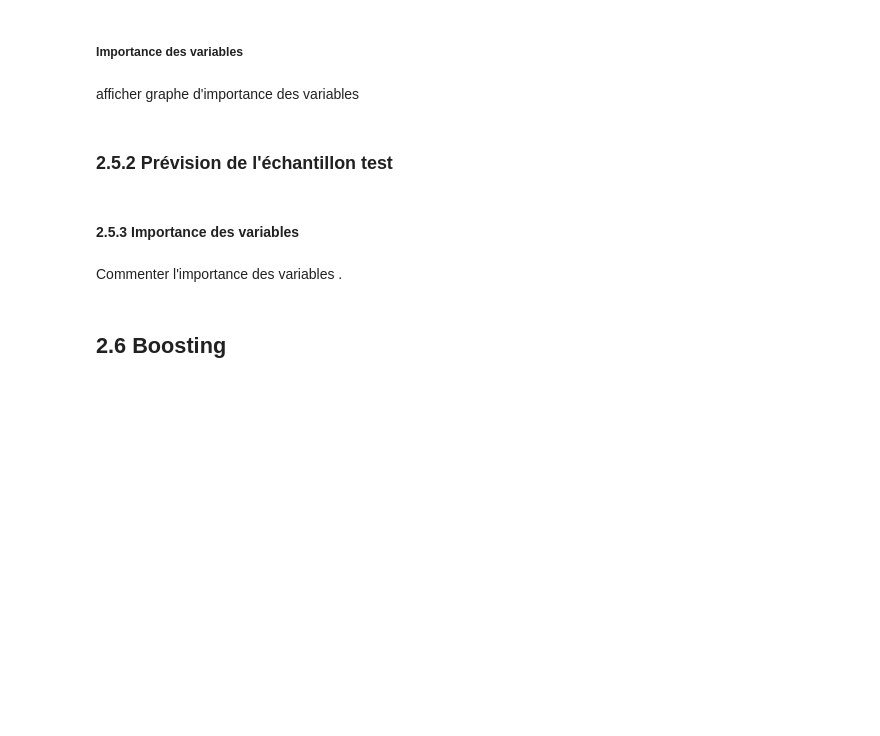
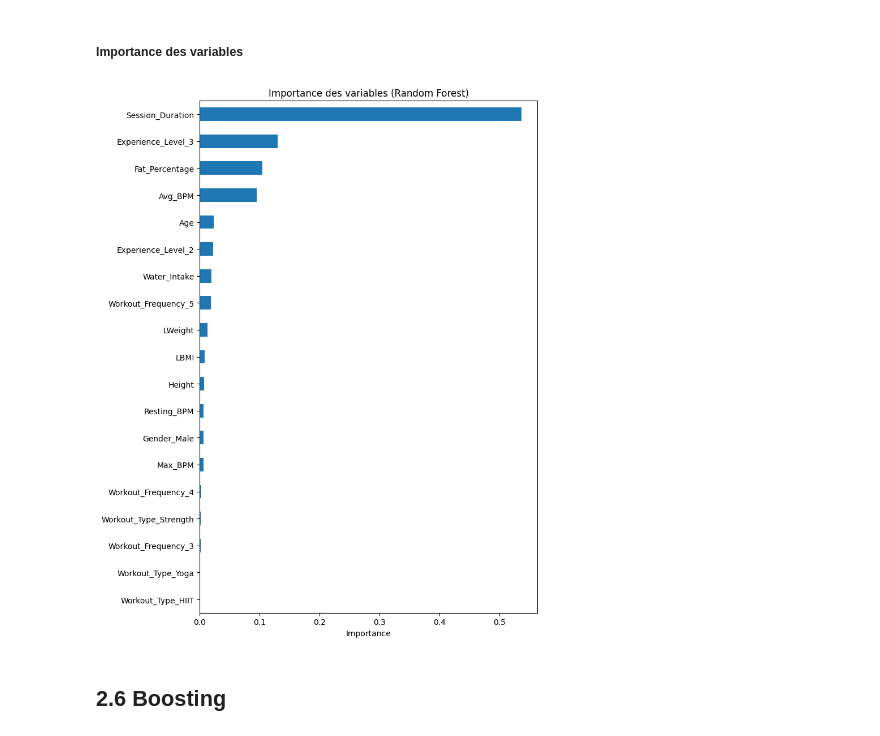
Before and after one commit to QUENTINTOUIL/Projet_ML, a Jupyter notebook: Python.ipynb, the cells around one changed output. Cells and saved outputs as stored; diff of their text form; code cells hidden in the pictures; blank space fills up the shorter version.

```diff
--- a/Python.ipynb
+++ b/Python.ipynb
@@ -410,13 +463,21 @@ Q2 : 0.9709977374303072
 # %% [markdown]
 ##### Importance des variables
-# %% [markdown]
-afficher graphe d'importance des variables
-# %% [markdown]
-### 2.5.2 Prévision de l'échantillon test
-# %% [markdown]
-#### 2.5.3 Importance des variables
-# %% [markdown]
-Commenter l'importance des variables .
+# %%
+importances = rfOpt.best_estimator_.feature_importances_
+coef_rf = pd.Series(importances, index=X_train.columns)
+
+# Tri des importances
+imp_coef_rf = coef_rf.sort_values()
+
+# Affichage
+plt.rcParams['figure.figsize'] = (8.0, 10.0)
+imp_coef_rf.plot(kind="barh")
+plt.title("Importance des variables (Random Forest)")
+plt.xlabel("Importance")
+plt.tight_layout()
+plt.show()
+# %% [output]
+[figure, added]
 # %% [markdown]
 ## 2.6 Boosting
 # %% [markdown]
```
Also changed, not shown: parts of 49 cells of this notebook, 2 other files.
